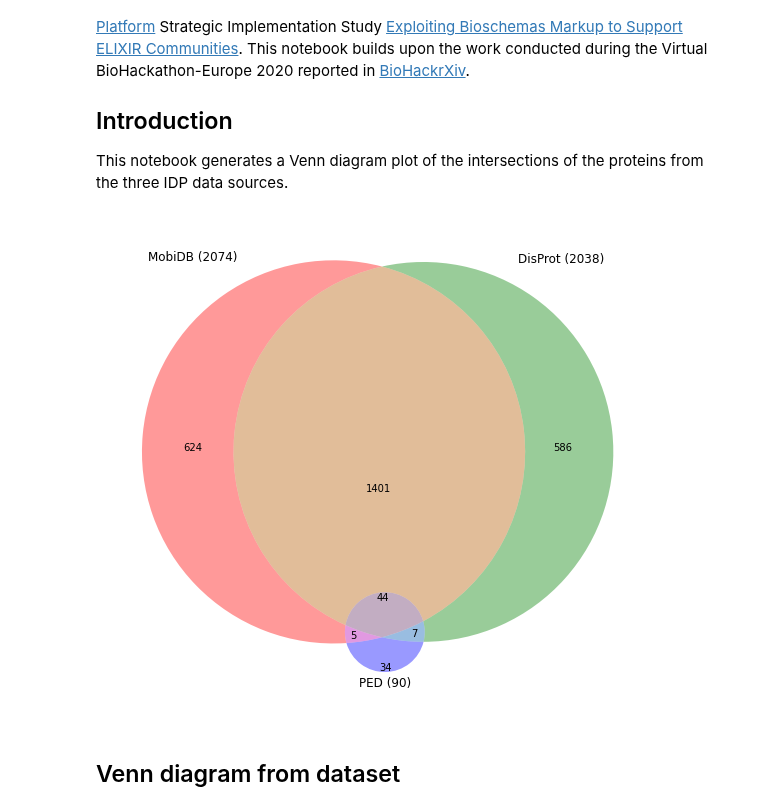
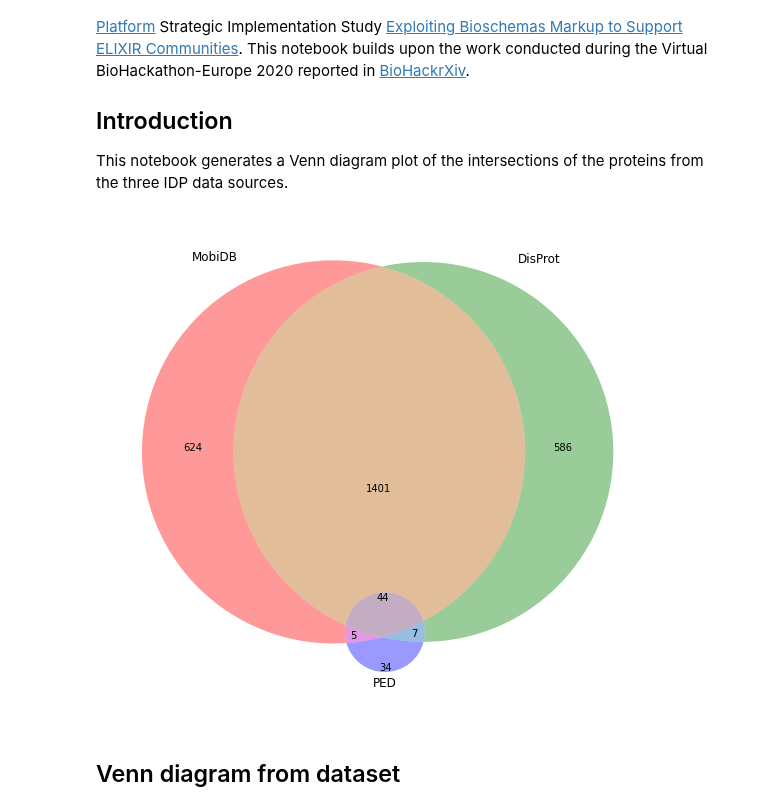
Before and after one commit to AlasdairGray/IDPcentral, a Jupyter notebook: notebooks/VennDiagramGeneration.ipynb, the cells around one changed output. Cells and saved outputs as stored; diff of their text form; code cells hidden in the pictures.

```diff
--- a/notebooks/VennDiagramGeneration.ipynb
+++ b/notebooks/VennDiagramGeneration.ipynb
@@ -16,13 +16,12 @@ This notebook generates a Venn diagram plot of the intersections of the proteins
 # %%
 from matplotlib import pyplot as plt
 from matplotlib_venn import venn3
 plt.figure(figsize=(11, 9))
-venn3(subsets=(624, 586, 1401, 34, 5, 7, 44), set_labels=('MobiDB (2074)', 'DisProt (2038)', 'PED (90)'))
-plt.savefig('venn.png')
+venn3(subsets=(624, 586, 1401, 34, 5, 7, 44), set_labels=('MobiDB', 'DisProt', 'PED'))
 plt.savefig('venn.pdf')
 plt.show()
 # %% [output]
-[figure, old version]
+[figure, new version]
 # %% [markdown]
 ## Venn diagram from dataset
 # %%
```
Also changed, not shown: 1 other file.
